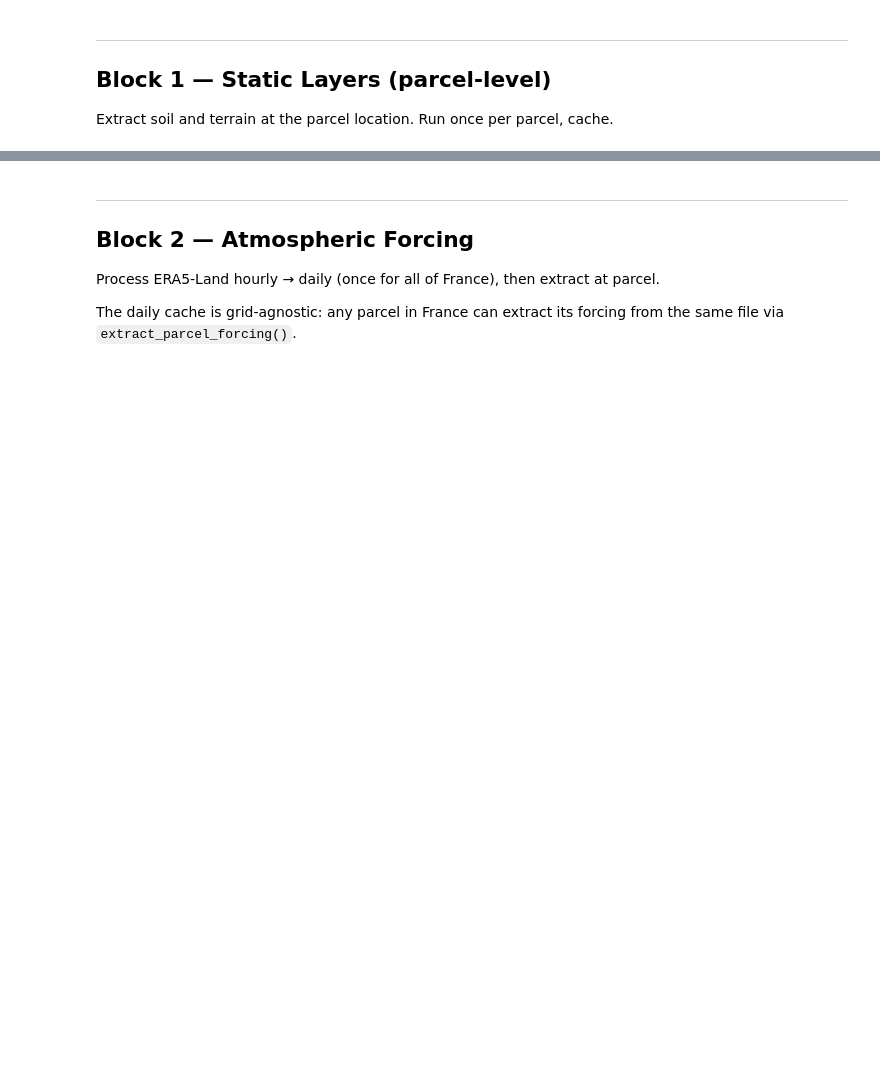
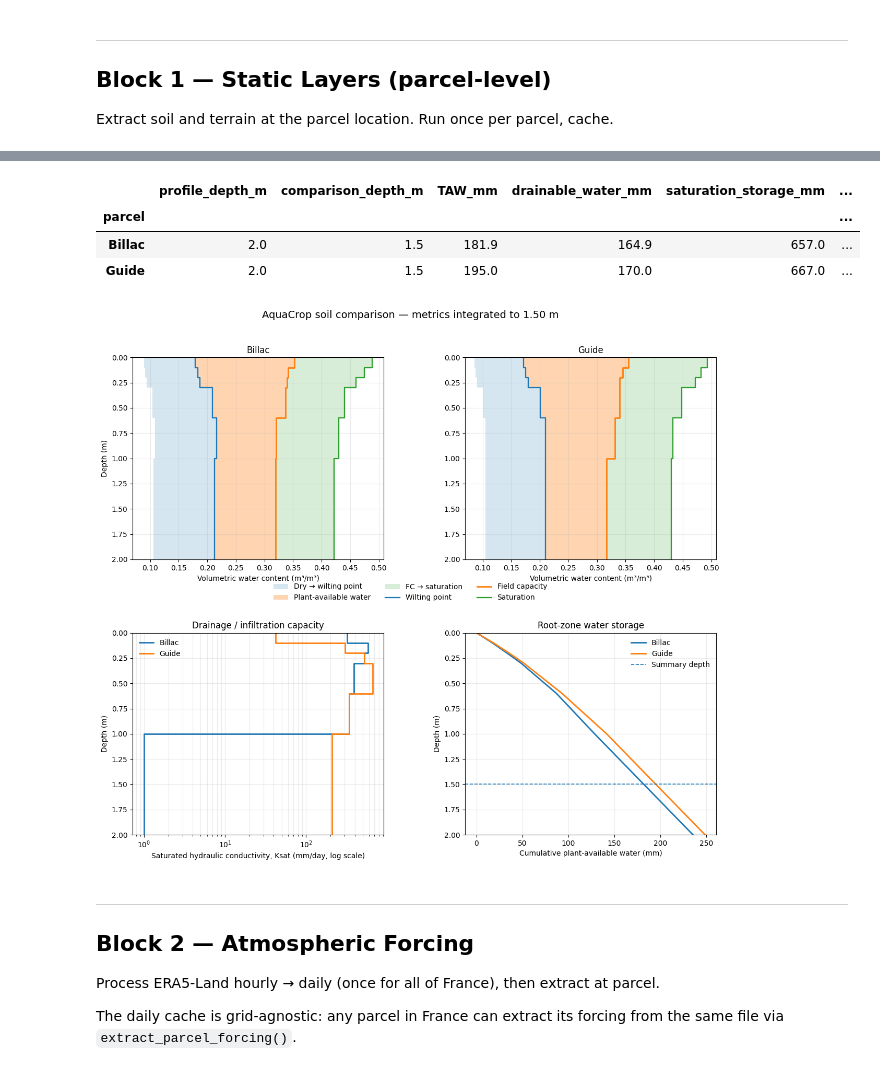
Before and after one commit to Catmosphere314/IrriGator, a Jupyter notebook: notebook/66_full_pipeline_acquacrop.ipynb, the cells around one changed output, grey strips where cells are left out. Drawn from its saved outputs; the diff is of its cells as text; code cells hidden in the pictures; blank space fills up the shorter version.

```diff
--- a/notebook/66_full_pipeline_acquacrop.ipynb
+++ b/notebook/66_full_pipeline_acquacrop.ipynb
@@ -129,8 +144,20 @@ from irrigator.static_layers.soil import get_soil_profile
 from irrigator.static_layers.terrain import get_terrain_params, get_era5_elevation
 
 soil = get_soil_profile(cfg, parcel)
+soil2 = get_soil_profile(cfg, parcel2)
+soil3 = get_soil_profile(cfg, parcel3)
+soil4 = get_soil_profile(cfg, parcel4)
 terrain = get_terrain_params(cfg, parcel)
 terrain.era5_elevation_m = get_era5_elevation(cfg, parcel)
+
+terrain2 = get_terrain_params(cfg, parcel2)
+terrain2.era5_elevation_m = get_era5_elevation(cfg, parcel2)
+
+terrain3 = get_terrain_params(cfg, parcel3)
+terrain3.era5_elevation_m = get_era5_elevation(cfg, parcel3)
+
+terrain4 = get_terrain_params(cfg, parcel4)
+terrain4.era5_elevation_m = get_era5_elevation(cfg, parcel4)
 
 print(f"Soil AWC:  {soil.total_awc_mm:.0f} mm (source: {soil.source})")
 print(f"Elevation: {terrain.elevation_m:.0f} m (ERA5 cell: {terrain.era5_elevation_m:.0f} m)")
@@ -144,0 +183,22 @@ Slope:     3.3°
+# %%
+from irrigator.water_balance.plot_aquacrop_soils import compare_soils
+import matplotlib.pyplot as plt
+from irrigator.water_balance.aquacrop_adapter import soil_to_aquacrop
+
+fig, summary = compare_soils(
+    soil_a=soil_to_aquacrop(soil).profile,
+    soil_b=soil_to_aquacrop(soil2).profile,
+    labels=("Billac", "Guide"),
+    comparison_depth=1.5,  # for example, maize root-zone depth
+)
+
+display(summary.round(1))
+
+fig.savefig(
+    "soil_comparison.png",
+    dpi=200,
+    bbox_inches="tight",
+)
+
+plt.show()
+# %% [output]
@@ -145,3 +207,8 @@ Slope:     3.3°
+|  | profile_depth_m | comparison_depth_m | TAW_mm | drainable_water_mm | saturation_storage_mm | ... |
+| parcel |  |  |  |  |  | ... |
+| Billac | 2.0 | 1.5 | 181.9 | 164.9 | 657.0 | ... |
+| Guide | 2.0 | 1.5 | 195.0 | 170.0 | 667.0 | ... |
+[figure, added]
 # %% [markdown]
 ---
 ## Block 2 — Atmospheric Forcing
```
Also changed, not shown: parts of 17 cells of this notebook, 2 other files.
